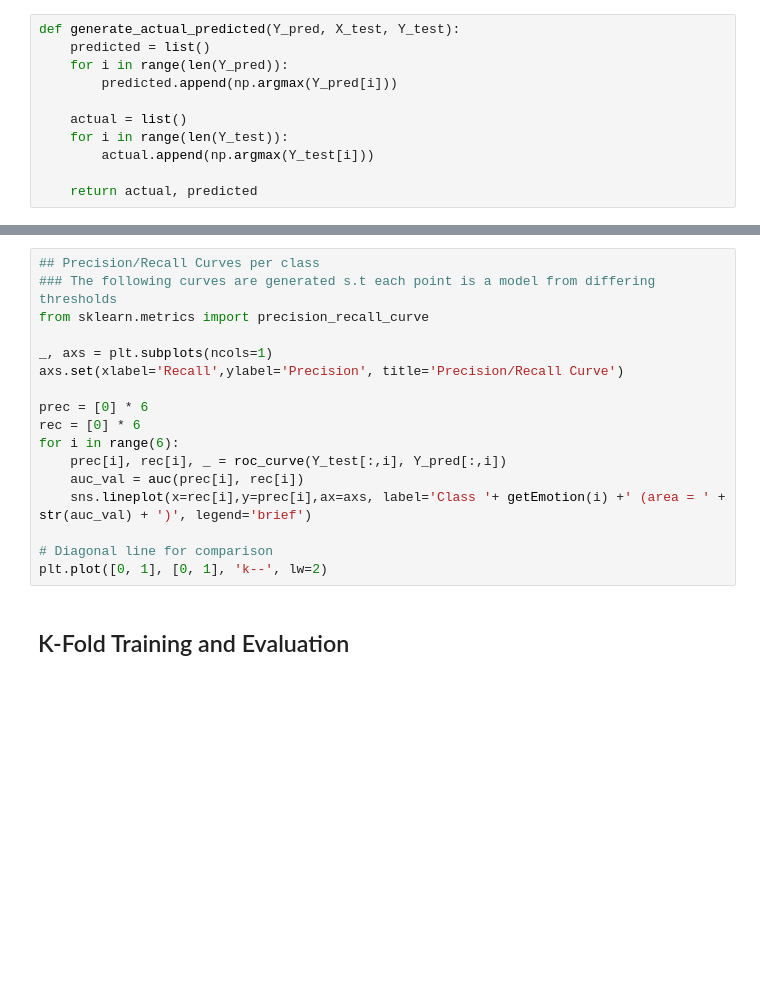
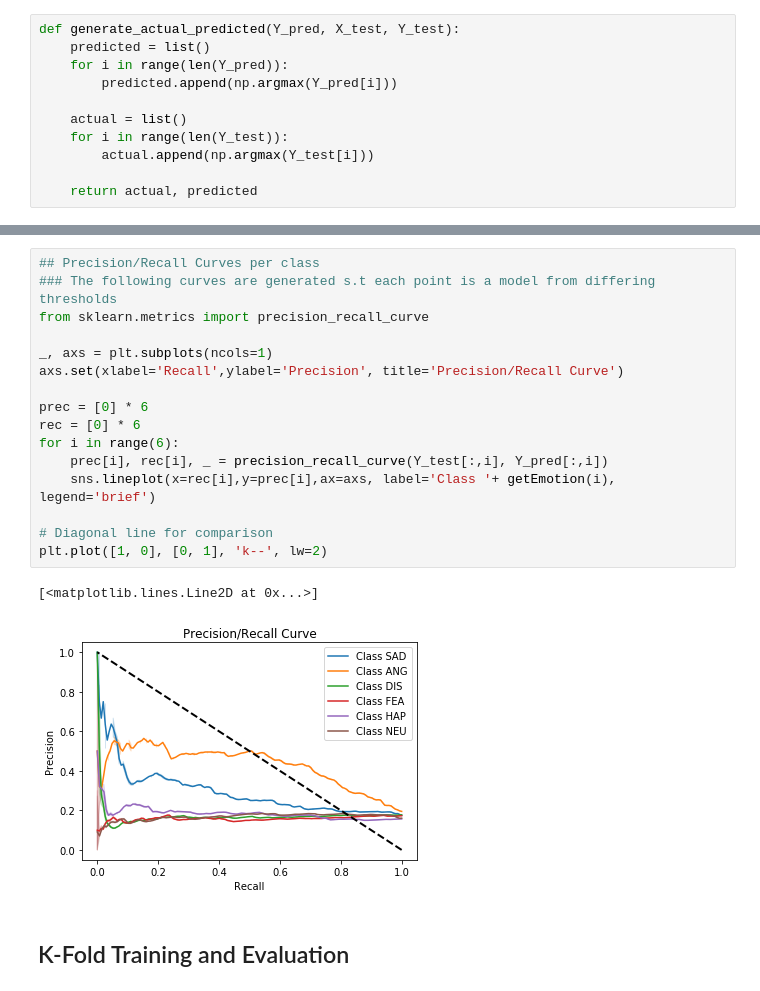
Before and after one commit to Taslim-M/SpeechEmotionClassifier, a Jupyter notebook: TrainingEvaluationEmotionTemplate.ipynb, the cells around one changed output, grey strips where cells are left out. Saved outputs shown, nothing was run; the diff lists cells and outputs as text; blank space fills up the shorter version.

```diff
--- a/TrainingEvaluationEmotionTemplate.ipynb
+++ b/TrainingEvaluationEmotionTemplate.ipynb
@@ -275,20 +315,22 @@ plt.plot([0, 1], [0, 1], 'k--', lw=2)
 # %%
 ## Precision/Recall Curves per class
 ### The following curves are generated s.t each point is a model from differing thresholds
 from sklearn.metrics import precision_recall_curve
 
 _, axs = plt.subplots(ncols=1)
 axs.set(xlabel='Recall',ylabel='Precision', title='Precision/Recall Curve')
 
 prec = [0] * 6
 rec = [0] * 6
 for i in range(6):
-    prec[i], rec[i], _ = roc_curve(Y_test[:,i], Y_pred[:,i])
-    auc_val = auc(prec[i], rec[i])
-    sns.lineplot(x=rec[i],y=prec[i],ax=axs, label='Class '+ getEmotion(i) +' (area = ' + str(auc_val) + ')', legend='brief')
+    prec[i], rec[i], _ = precision_recall_curve(Y_test[:,i], Y_pred[:,i])
+    sns.lineplot(x=rec[i],y=prec[i],ax=axs, label='Class '+ getEmotion(i), legend='brief')
 
 # Diagonal line for comparison
-plt.plot([0, 1], [0, 1], 'k--', lw=2)
+plt.plot([1, 0], [0, 1], 'k--', lw=2)
+# %% [output]
+[<matplotlib.lines.Line2D at 0x...>]
+[figure, added]
 # %% [markdown]
 <h2>K-Fold Training and Evaluation</h2>
 # %%
```
Also changed, not shown: parts of 15 cells of this notebook.
